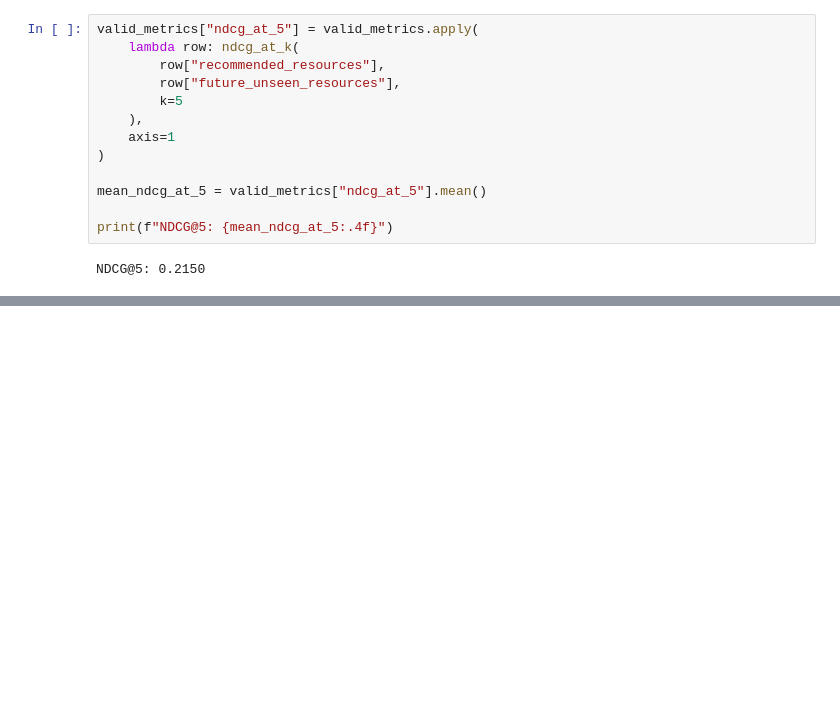
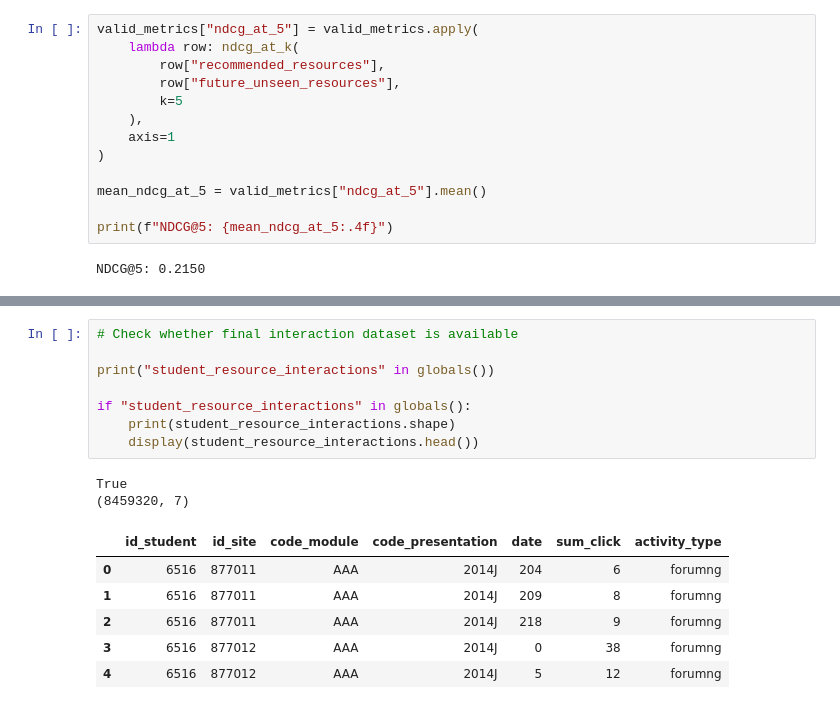
Before and after one commit to Avinashkrmandalgithub/PersonalizedLearningSystem, a Jupyter notebook: notebooks/01_data_exploration.ipynb, the cells around one changed output, grey strips where cells are left out. Saved outputs shown, nothing was run; the diff lists cells and outputs as text; blank space fills up the shorter version.

```diff
--- a/notebooks/01_data_exploration.ipynb
+++ b/notebooks/01_data_exploration.ipynb
@@ -2711,0 +2916,17 @@ NDCG@5: 0.2150
+# %%
+# Check whether final interaction dataset is available
+
+print("student_resource_interactions" in globals())
+
+if "student_resource_interactions" in globals():
+    print(student_resource_interactions.shape)
+    display(student_resource_interactions.head())
+# %% [output]
+True
+(8459320, 7)
+|  | id_student | id_site | code_module | code_presentation | date | sum_click | activity_type |
+| 0 | 6516 | 877011 | AAA | 2014J | 204 | 6 | forumng |
+| 1 | 6516 | 877011 | AAA | 2014J | 209 | 8 | forumng |
+| 2 | 6516 | 877011 | AAA | 2014J | 218 | 9 | forumng |
+| 3 | 6516 | 877012 | AAA | 2014J | 0 | 38 | forumng |
+| 4 | 6516 | 877012 | AAA | 2014J | 5 | 12 | forumng |
```
Also changed, not shown: parts of 47 cells of this notebook, 18 other files.
